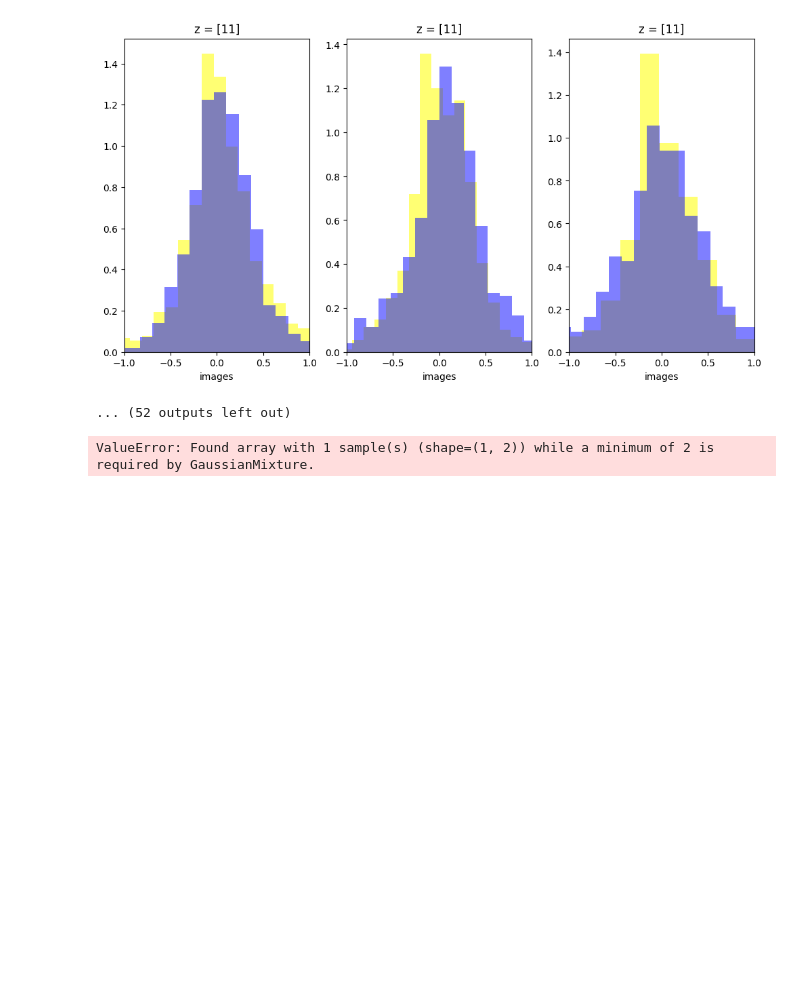
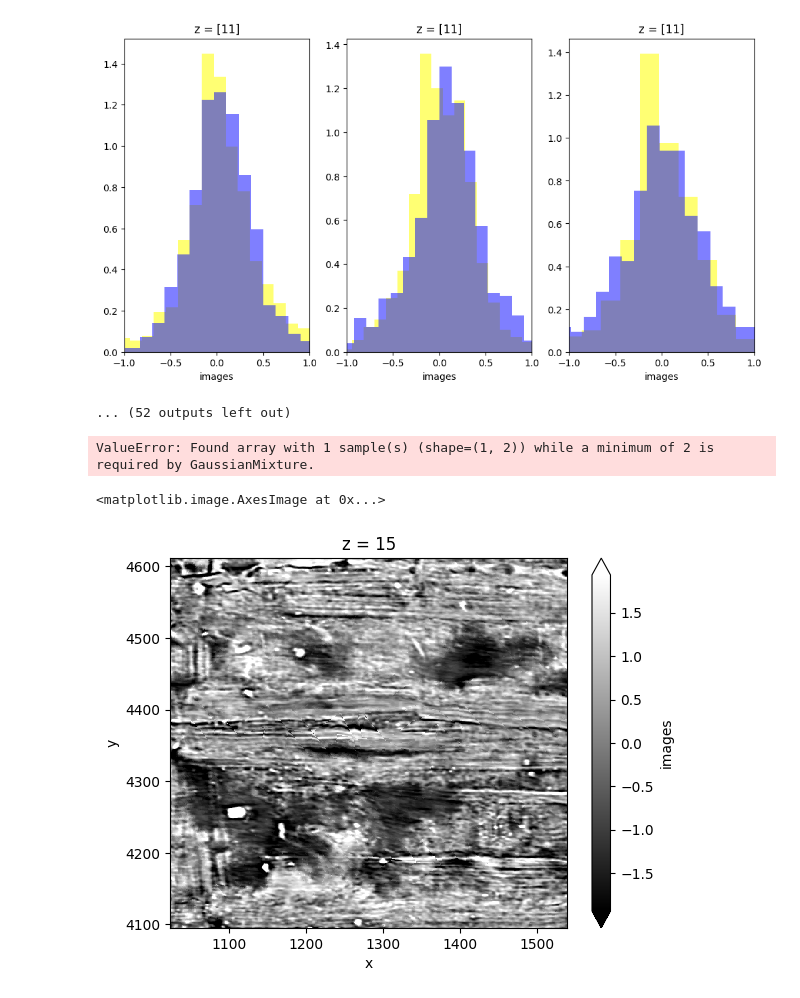
Before and after one commit to johnlavelle/vesuvius-ink-detection, a Jupyter notebook: notebooks/likeyhood.ipynb, the cells around one changed output. Saved outputs shown, nothing was run; the diff lists cells and outputs as text; code cells hidden in the pictures; blank space fills up the shorter version.

```diff
--- a/notebooks/likeyhood.ipynb
+++ b/notebooks/likeyhood.ipynb
@@ -25,5 +20,5 @@ device(type='cuda')
 # %%
-dsn = read_dataset_from_zarr(1, 5, config.prefix)
+dsn = read_dataset_from_zarr(1, 5, config1.prefix)
 start_x = 3200
 cross_y = dsn.isel(x=slice(start_x,  start_x + 64), y=slice(None, None))
 cross_y = cross_y.isel(z=slice(31, 32))
@@ -210,3 +205,12 @@ for i, (sample, assignment) in enumerate(zip(new_samples, assignments)):
     print
 # %% [output]
 ValueError: Found array with 1 sample(s) (shape=(1, 2)) while a minimum of 2 is required by GaussianMixture.
+# %%
+x_start = 1024
+y_start = 4096
+size = 516
+dd =dsn.images.isel(z=15, x=slice(x_start,  x_start + size), y=slice(y_start, y_start + size))
+dd.plot.imshow(robust=True, cmap='gray')
+# %% [output]
+<matplotlib.image.AxesImage at 0x...>
+[figure, added]
```
Also changed, not shown: parts of 2 cells of this notebook, 26 other files.
